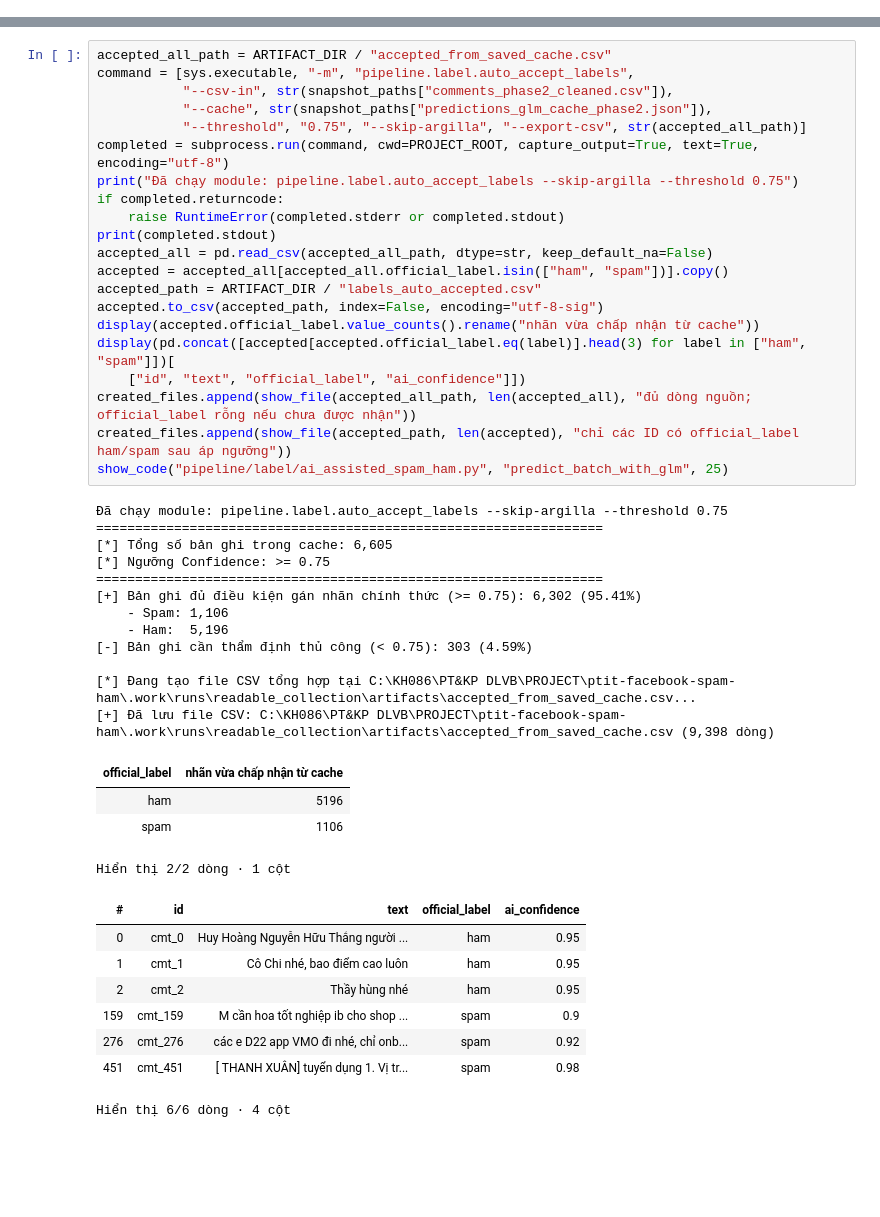
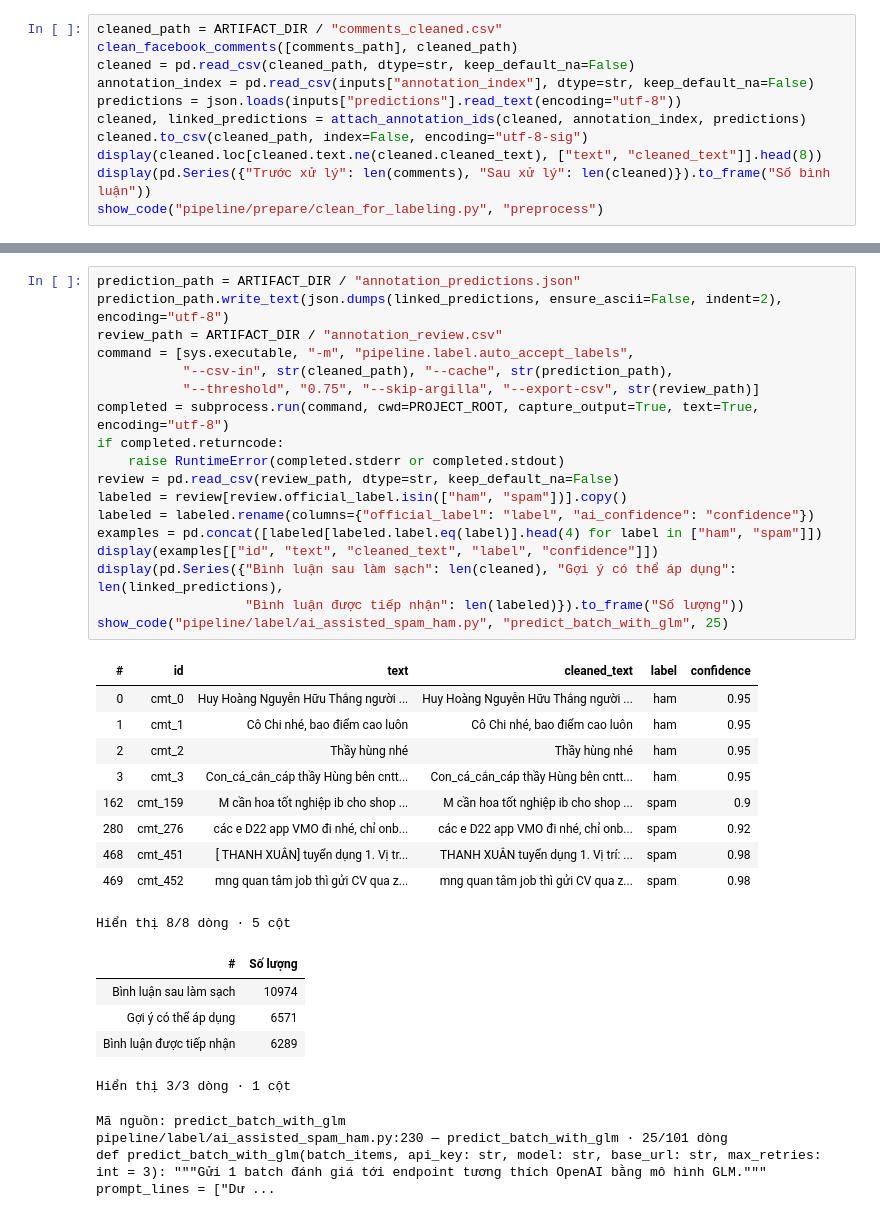
Before and after one commit to P-Bao/ptit-facebook-spam-ham, a Jupyter notebook: notebooks/01_thu_thap_va_gan_nhan.ipynb, the cells around one changed output, grey strips where cells are left out. Drawn from its saved outputs; the diff is of its cells as text; blank space fills up the shorter version.

```diff
--- a/notebooks/01_thu_thap_va_gan_nhan.ipynb
+++ b/notebooks/01_thu_thap_va_gan_nhan.ipynb
@@ -255,0 +147,11 @@ gồm bảng đủ dòng (có dòng chưa nhãn) và CSV chỉ gồm những dò
+# %%
+cleaned_path = ARTIFACT_DIR / "comments_cleaned.csv"
+clean_facebook_comments([comments_path], cleaned_path)
+cleaned = pd.read_csv(cleaned_path, dtype=str, keep_default_na=False)
+annotation_index = pd.read_csv(inputs["annotation_index"], dtype=str, keep_default_na=False)
+predictions = json.loads(inputs["predictions"].read_text(encoding="utf-8"))
+cleaned, linked_predictions = attach_annotation_ids(cleaned, annotation_index, predictions)
+cleaned.to_csv(cleaned_path, index=False, encoding="utf-8-sig")
+display(cleaned.loc[cleaned.text.ne(cleaned.cleaned_text), ["text", "cleaned_text"]].head(8))
+display(pd.Series({"Trước xử lý": len(comments), "Sau xử lý": len(cleaned)}).to_frame("Số bình luận"))
+show_code("pipeline/prepare/clean_for_labeling.py", "preprocess")
@@ -256,46 +194,37 @@ gồm bảng đủ dòng (có dòng chưa nhãn) và CSV chỉ gồm những dò
 # %%
-accepted_all_path = ARTIFACT_DIR / "accepted_from_saved_cache.csv"
+prediction_path = ARTIFACT_DIR / "annotation_predictions.json"
+prediction_path.write_text(json.dumps(linked_predictions, ensure_ascii=False, indent=2), encoding="utf-8")
+review_path = ARTIFACT_DIR / "annotation_review.csv"
 command = [sys.executable, "-m", "pipeline.label.auto_accept_labels",
-           "--csv-in", str(snapshot_paths["comments_phase2_cleaned.csv"]),
-           "--cache", str(snapshot_paths["predictions_glm_cache_phase2.json"]),
-           "--threshold", "0.75", "--skip-argilla", "--export-csv", str(accepted_all_path)]
+           "--csv-in", str(cleaned_path), "--cache", str(prediction_path),
+           "--threshold", "0.75", "--skip-argilla", "--export-csv", str(review_path)]
 completed = subprocess.run(command, cwd=PROJECT_ROOT, capture_output=True, text=True, encoding="utf-8")
-print("Đã chạy module: pipeline.label.auto_accept_labels --skip-argilla --threshold 0.75")
 if completed.returncode:
     raise RuntimeError(completed.stderr or completed.stdout)
-print(completed.stdout)
-accepted_all = pd.read_csv(accepted_all_path, dtype=str, keep_default_na=False)
-accepted = accepted_all[accepted_all.official_label.isin(["ham", "spam"])].copy()
-accepted_path = ARTIFACT_DIR / "labels_auto_accepted.csv"
-accepted.to_csv(accepted_path, index=False, encoding="utf-8-sig")
-display(accepted.official_label.value_counts().rename("nhãn vừa chấp nhận từ cache"))
-display(pd.concat([accepted[accepted.official_label.eq(label)].head(3) for label in ["ham", "spam"]])[
-    ["id", "text", "official_label", "ai_confidence"]])
-created_files.append(show_file(accepted_all_path, len(accepted_all), "đủ dòng nguồn; official_label rỗng nếu chưa được nhận"))
-created_files.append(show_file(accepted_path, len(accepted), "chỉ các ID có official_label ham/spam sau áp ngưỡng"))
+review = pd.read_csv(review_path, dtype=str, keep_default_na=False)
+labeled = review[review.official_label.isin(["ham", "spam"])].copy()
+labeled = labeled.rename(columns={"official_label": "label", "ai_confidence": "confidence"})
+examples = pd.concat([labeled[labeled.label.eq(label)].head(4) for label in ["ham", "spam"]])
+display(examples[["id", "text", "cleaned_text", "label", "confidence"]])
+display(pd.Series({"Bình luận sau làm sạch": len(cleaned), "Gợi ý có thể áp dụng": len(linked_predictions),
+                   "Bình luận được tiếp nhận": len(labeled)}).to_frame("Số lượng"))
 show_code("pipeline/label/ai_assisted_spam_ham.py", "predict_batch_with_glm", 25)
 # %% [output]
+| # | id | text | cleaned_text | label | confidence |
+| 0 | cmt_0 | Huy Hoàng Nguyễn Hữu Thắng người ... | Huy Hoàng Nguyễn Hữu Thắng người ... | ham | 0.95 |
+| 1 | cmt_1 | Cô Chi nhé, bao điểm cao luôn | Cô Chi nhé, bao điểm cao luôn | ham | 0.95 |
+| 2 | cmt_2 | Thầy hùng nhé | Thầy hùng nhé | ham | 0.95 |
+| 3 | cmt_3 | Con_cá_cắn_cáp thầy Hùng bên cntt... | Con_cá_cắn_cáp thầy Hùng bên cntt... | ham | 0.95 |
+| 162 | cmt_159 | M cần hoa tốt nghiệp ib cho shop ... | M cần hoa tốt nghiệp ib cho shop ... | spam | 0.9 |
+| 280 | cmt_276 | các e D22 app VMO đi nhé, chỉ onb... | các e D22 app VMO đi nhé, chỉ onb... | spam | 0.92 |
+| 468 | cmt_451 | [ THANH XUÂN] tuyển dụng 1. Vị tr... | THANH XUÂN tuyển dụng 1. Vị trí: ... | spam | 0.98 |
+| 469 | cmt_452 | mng quan tâm job thì gửi CV qua z... | mng quan tâm job thì gửi CV qua z... | spam | 0.98 |
-Đã chạy module: pipeline.label.auto_accept_labels --skip-argilla --threshold 0.75
-=================================================================
-[*] Tổng số bản ghi trong cache: 6,605
-[*] Ngưỡng Confidence: >= 0.75
-=================================================================
-[+] Bản ghi đủ điều kiện gán nhãn chính thức (>= 0.75): 6,302 (95.41%)
-    - Spam: 1,106
-    - Ham:  5,196
-[-] Bản ghi cần thẩm định thủ công (< 0.75): 303 (4.59%)
-
-[*] Đang tạo file CSV tổng hợp tại C:\KH086\PT&KP DLVB\PROJECT\ptit-facebook-spam-ham\.work\runs\readable_collection\artifacts\accepted_from_saved_cache.csv...
-[+] Đã lưu file CSV: C:\KH086\PT&KP DLVB\PROJECT\ptit-facebook-spam-ham\.work\runs\readable_collection\artifacts\accepted_from_saved_cache.csv (9,398 dòng)
+Hiển thị 8/8 dòng · 5 cột
-| official_label | nhãn vừa chấp nhận từ cache |
-| ham | 5196 |
-| spam | 1106 |
+| # | Số lượng |
+| Bình luận sau làm sạch | 10974 |
+| Gợi ý có thể áp dụng | 6571 |
+| Bình luận được tiếp nhận | 6289 |
-Hiển thị 2/2 dòng · 1 cột
+Hiển thị 3/3 dòng · 1 cột
-| # | id | text | official_label | ai_confidence |
-| 0 | cmt_0 | Huy Hoàng Nguyễn Hữu Thắng người ... | ham | 0.95 |
-| 1 | cmt_1 | Cô Chi nhé, bao điểm cao luôn | ham | 0.95 |
-| 2 | cmt_2 | Thầy hùng nhé | ham | 0.95 |
-| 159 | cmt_159 | M cần hoa tốt nghiệp ib cho shop ... | spam | 0.9 |
-| 276 | cmt_276 | các e D22 app VMO đi nhé, chỉ onb... | spam | 0.92 |
-| 451 | cmt_451 | [ THANH XUÂN] tuyển dụng 1. Vị tr... | spam | 0.98 |
-Hiển thị 6/6 dòng · 4 cột
+Mã nguồn: predict_batch_with_glm
+pipeline/label/ai_assisted_spam_ham.py:230 — predict_batch_with_glm · 25/101 dòng
+def predict_batch_with_glm(batch_items, api_key: str, model: str, base_url: str, max_retries: int = 3): """Gửi 1 batch đánh giá tới endpoint tương thích OpenAI bằng mô hình GLM.""" prompt_lines = ["Dư ...
```
Also changed, not shown: parts of 28 cells of this notebook, 35 other files.
